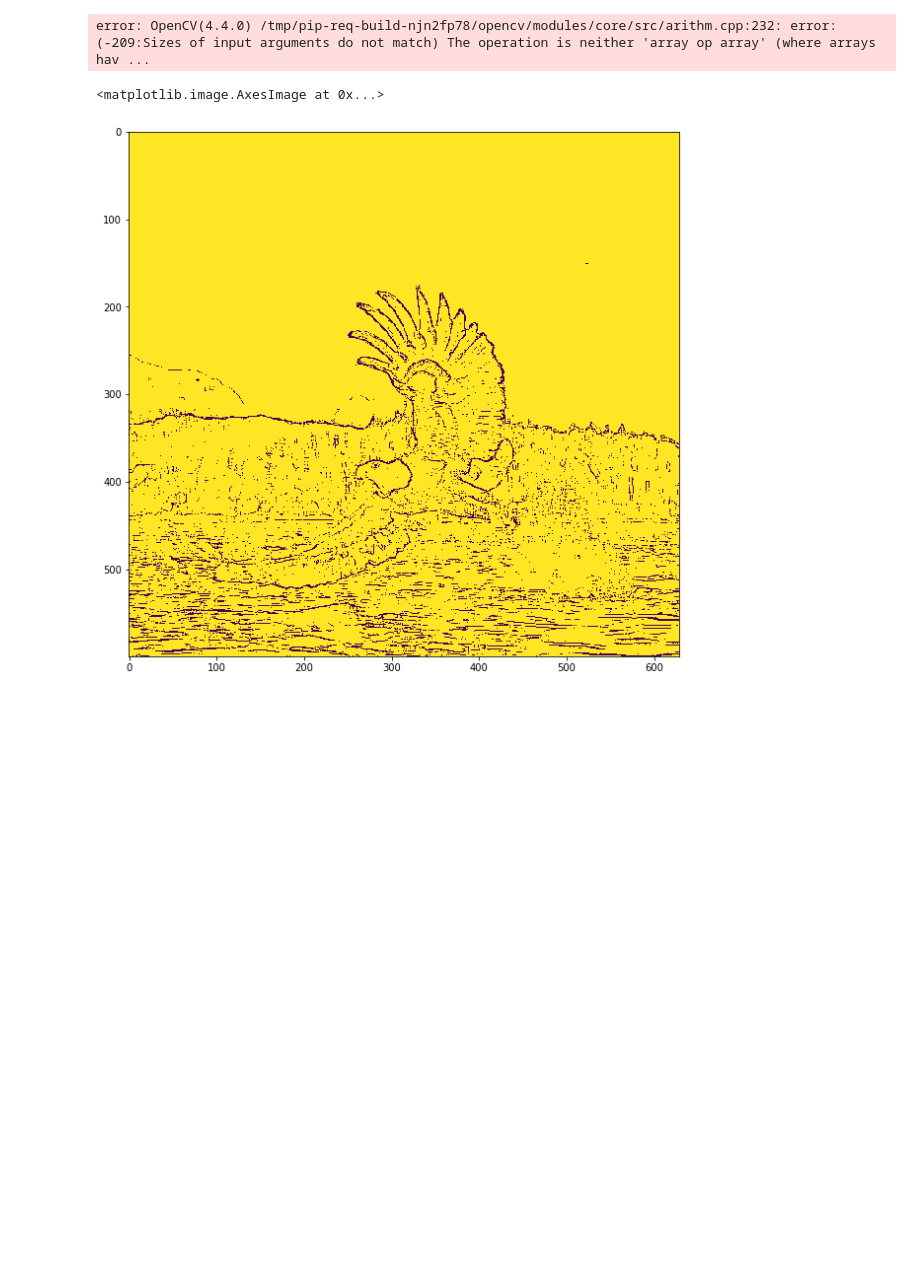
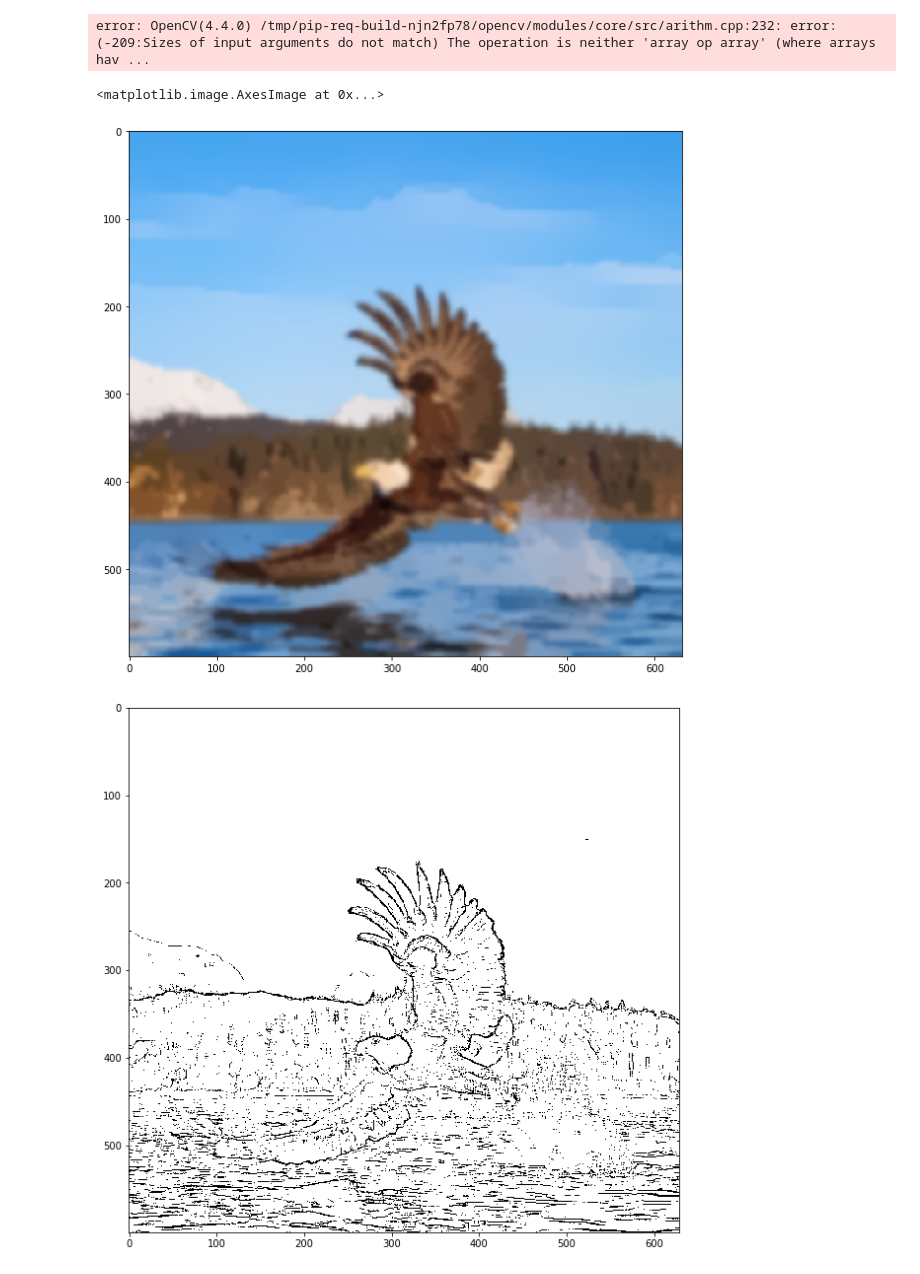
Before and after one commit to TverskayN/Cartoonize, a Jupyter notebook: cartoon_filter/cartoonize_.ipynb, the cells around one changed output. Saved outputs shown, nothing was run; the diff lists cells and outputs as text; code cells hidden in the pictures; blank space fills up the shorter version.

```diff
--- a/cartoon_filter/cartoonize_.ipynb
+++ b/cartoon_filter/cartoonize_.ipynb
@@ -171,8 +173,13 @@ cv2.bitwise_and(img_color, img_edge)
 # %% [output]
 error: OpenCV(4.4.0) /tmp/pip-req-build-njn2fp78/opencv/modules/core/src/arithm.cpp:232: error: (-209:Sizes of input arguments do not match) The operation is neither 'array op array' (where arrays hav ...
 # %%
+img_edge = cv2.cvtColor(img_edge, cv2.COLOR_GRAY2RGB)
+
+plt.figure(figsize=(10,10))
+plt.imshow(img_color)
 plt.figure(figsize=(10,10))
 plt.imshow(img_edge)
 # %% [output]
 <matplotlib.image.AxesImage at 0x...>
-[figure, old version]
+[figure, new version]
+[figure, added]
```
Also changed, not shown: parts of 3 cells of this notebook.
